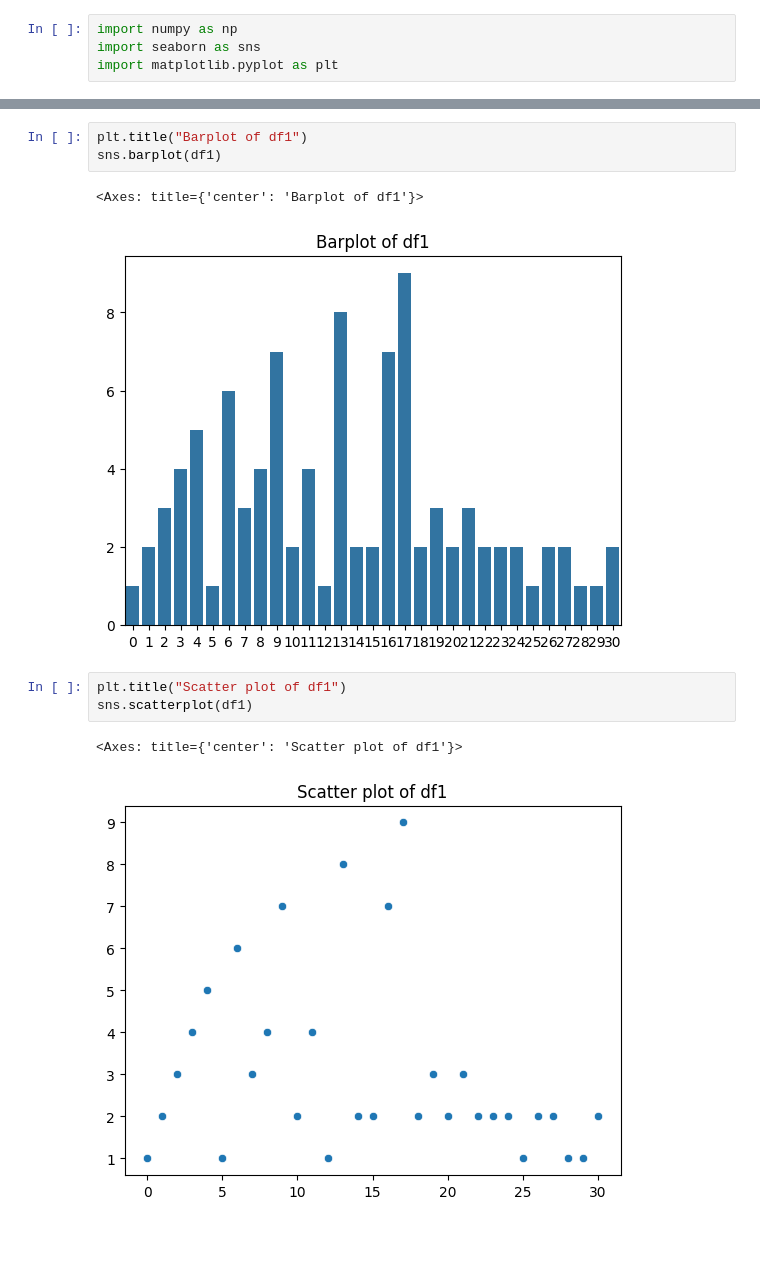
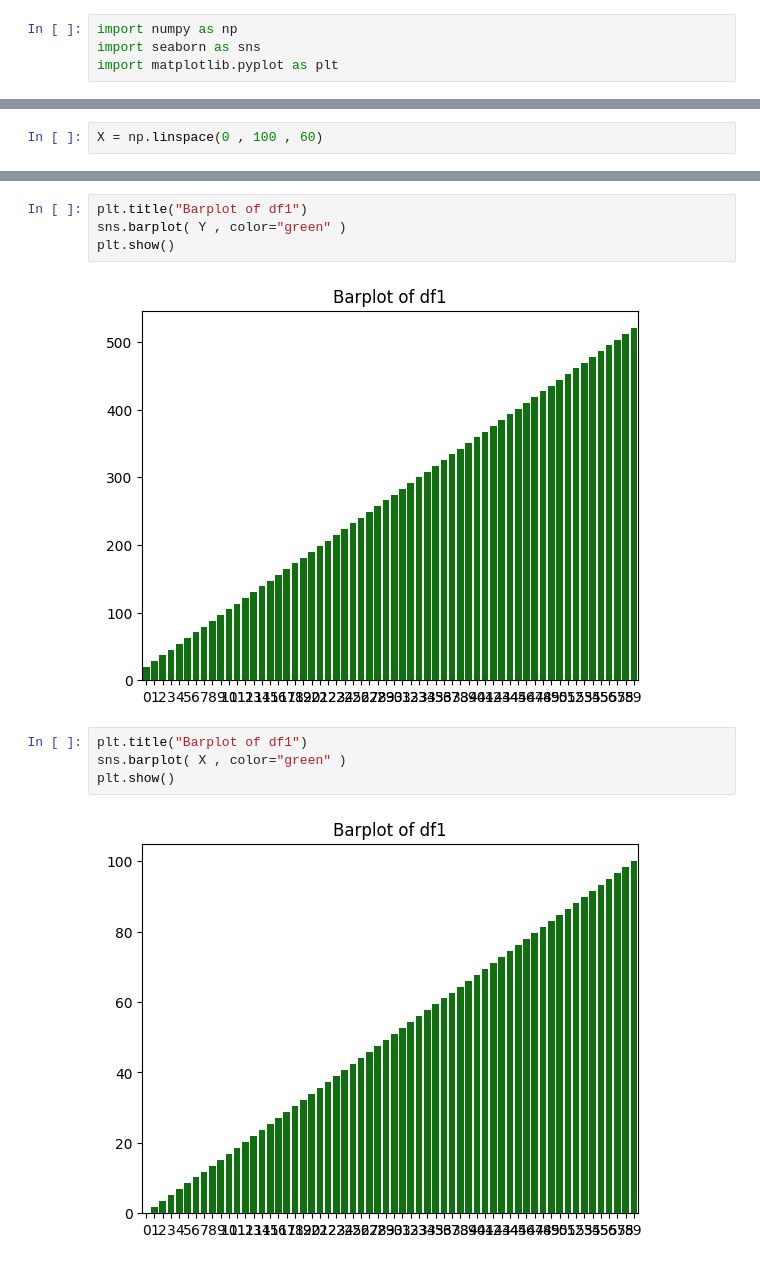
Before and after one commit to bunny-ml/ML_scratch, a Jupyter notebook: linear_regression.ipynb, the cells around one changed output, grey strips where cells are left out. Cells and saved outputs as stored; diff of their text form; blank space fills up the shorter version.

```diff
--- a/linear_regression.ipynb
+++ b/linear_regression.ipynb
@@ -17,0 +9,2 @@ array([1, 2, 3, 4, 5, 1, 6, 3, 4, 7, 2, 4, 1, 8, 2, 2, 7, 9, 2, 3, 2, 3,
+# %%
+X = np.linspace(0 , 100 , 60)
@@ -24,12 +19,12 @@ sns.boxplot(df1)
 # %%
 plt.title("Barplot of df1")
-sns.barplot(df1)
+sns.barplot( Y , color="green" )
+plt.show()
 # %% [output]
-<Axes: title={'center': 'Barplot of df1'}>
-[figure, old version]
+[figure, new version]
 # %%
-plt.title("Scatter plot of df1")
-sns.scatterplot(df1)
+plt.title("Barplot of df1")
+sns.barplot( X , color="green" )
+plt.show()
 # %% [output]
-<Axes: title={'center': 'Scatter plot of df1'}>
-[figure, old version]
+[figure, new version]
```
Also changed, not shown: parts of 12 cells of this notebook.
